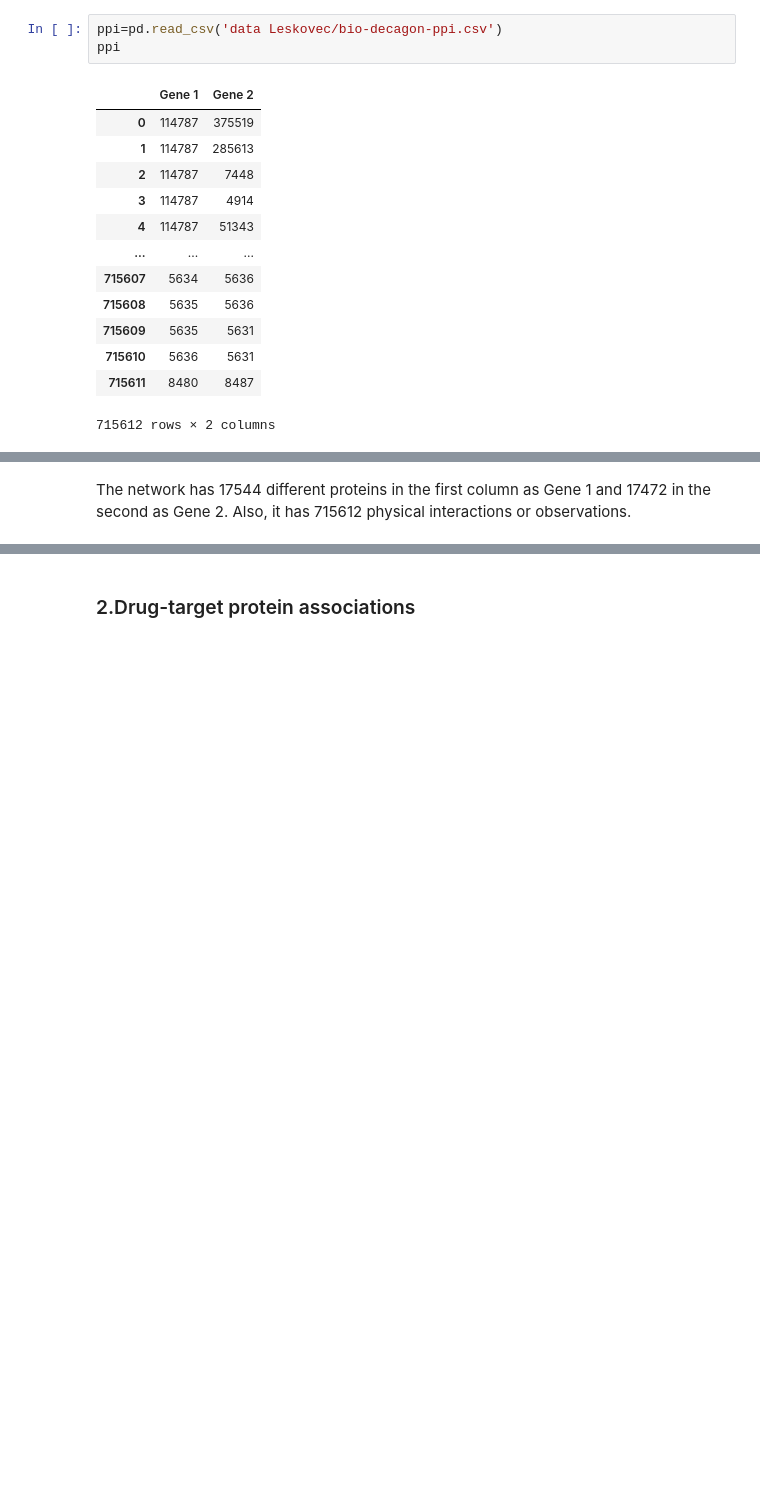
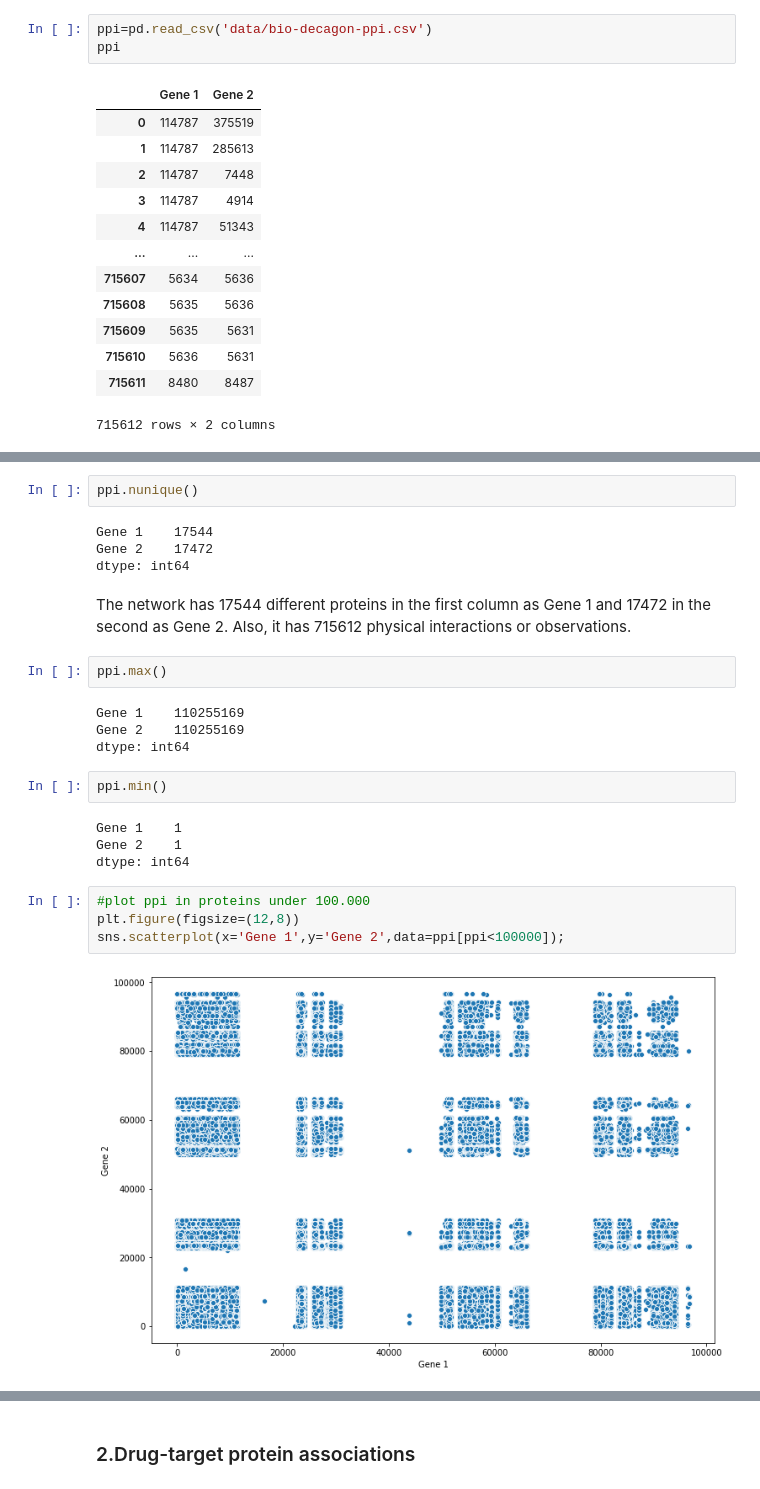
Before and after one commit to Lertas/Drug-Drug-Interaction-Prediction, a Jupyter notebook: Drug-Drug Interaction Prediction.ipynb, the cells around one changed output, grey strips where cells are left out. Cells and saved outputs as stored; diff of their text form; blank space fills up the shorter version.

```diff
--- a/Drug-Drug Interaction Prediction.ipynb
+++ b/Drug-Drug Interaction Prediction.ipynb
@@ -11,7 +11,7 @@ warnings.filterwarnings('ignore')
 # %% [markdown]
 ### 1.Protein-protein interaction network
 # %%
-ppi=pd.read_csv('data Leskovec/bio-decagon-ppi.csv')
+ppi=pd.read_csv('data/bio-decagon-ppi.csv')
 ppi
 # %% [output]
 |  | Gene 1 | Gene 2 |
@@ -60,2 +49,26 @@ Name: Gene 2, Length: 17472, dtype: int64
+# %%
+ppi.nunique()
+# %% [output]
+Gene 1    17544
+Gene 2    17472
+dtype: int64
 # %% [markdown]
 The network has 17544 different proteins in the first column as Gene 1 and 17472 in the second as Gene 2. Also, it has 715612  physical interactions or observations.
+# %%
+ppi.max()
+# %% [output]
+Gene 1    110255169
+Gene 2    110255169
+dtype: int64
+# %%
+ppi.min()
+# %% [output]
+Gene 1    1
+Gene 2    1
+dtype: int64
+# %%
+#plot ppi in proteins under 100.000
+plt.figure(figsize=(12,8))
+sns.scatterplot(x='Gene 1',y='Gene 2',data=ppi[ppi<100000]);
+# %% [output]
+[figure, added]
```
Also changed, not shown: parts of 67 cells of this notebook.
